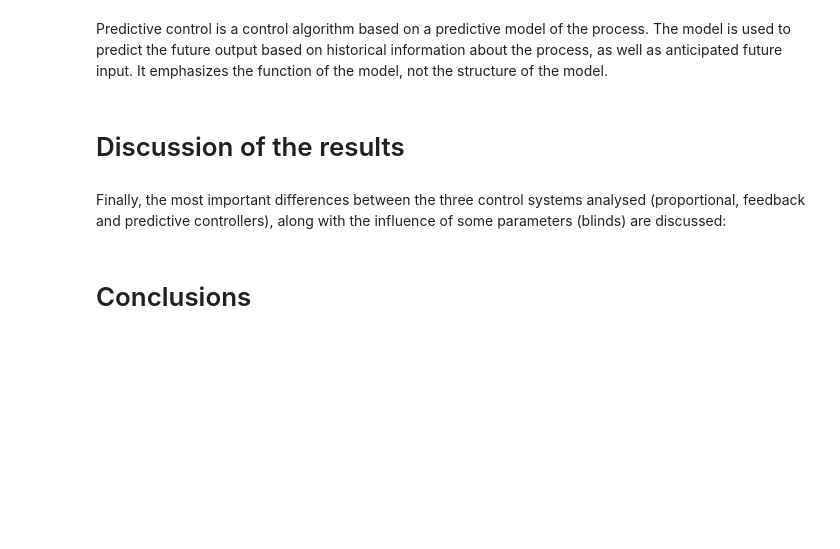
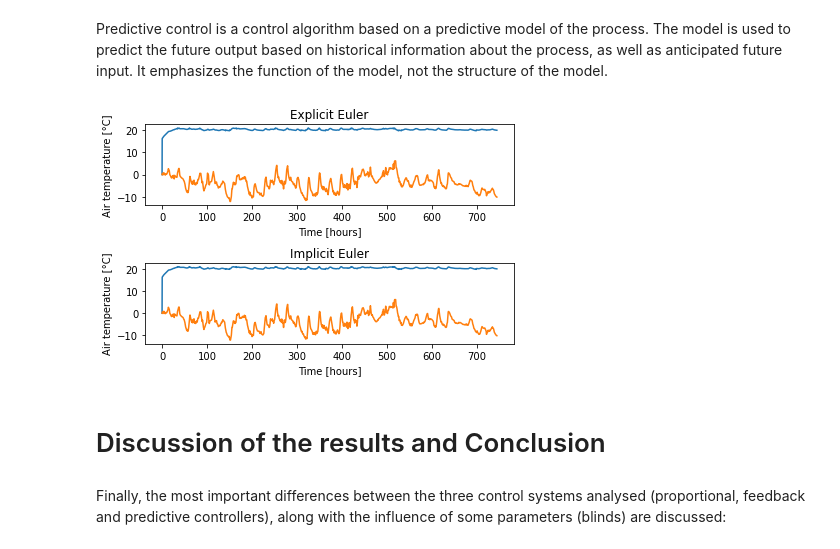
Before and after one commit to fradepa98/eva_DMBEM, a Jupyter notebook: EVA_project_main.ipynb, the cells around one changed output. Saved outputs shown, nothing was run; the diff lists cells and outputs as text; code cells hidden in the pictures; blank space fills up the shorter version.

```diff
--- a/EVA_project_main.ipynb
+++ b/EVA_project_main.ipynb
@@ -1398,58 +1398,52 @@ Predictive control is a control algorithm based on a predictive model of the pro
 # %%
 # initial values for temperatures obtained by explicit and implicit Euler
 temp_exp = np.zeros([no_t, n])
 temp_imp = np.zeros([no_t, n])
 temp_exp = np.zeros([no_t, t.shape[0]])
 temp_imp = np.zeros([no_t, t.shape[0]])
 
 Tisp = 20
 DeltaT = 1
 y = np.zeros(u.shape[1], dtype=object)
 y[0] = Tisp
 I = np.eye(As.shape[0])
-W = I+dt*As
-DW = np.linalg.inv(W)
 
 for k in range(u.shape[1] - 1):
-    while (y[k] < Tisp or y[k] > DeltaT + Tisp) and abs(Tisp - y[k]) > 0.2:
+    if (y[k] < Tisp or y[k] > DeltaT + Tisp) and abs(Tisp - y[k]) > 0.2:
         u[18, k] += Kp * (Tisp - y[k])
+        u[18, k] = u[18, k] + radP[k]
 
         if u[18, k] - radP[k] > 5000:
             u[18, k] = 5000 + radP[k]
+    else:
+        u[18, k] = u[18, k]
 
-        temp_exp[:, k + 1] = W @ temp_exp[:, k]\
-            + dt * Bs @ u[:, k]
-        y[k] = Cs[1, :] @ temp_exp[:, k + 1] + Ds[1, :] @ u[:, k]
-        temp_imp[:, k + 1] = DW @\
-        (temp_imp[:, k] + dt * Bs @ u[:, k])
-
-    temp_exp[:, k + 1] = W @ temp_exp[:, k]\
+    temp_exp[:, k + 1] = (I + dt * As) @ temp_exp[:, k]\
         + dt * Bs @ u[:, k]
     y[k + 1] = Cs[1, :] @ temp_exp[:, k + 1] + Ds[1, :] @ u[:, k]
-    temp_imp[:, k + 1] = DW @\
+    temp_imp[:, k + 1] = np.linalg.inv(np.eye(no_t) - dt * As) @\
         (temp_imp[:, k] + dt * Bs @ u[:, k])
     u[18, k + 1] = u[18, k]
 
-q_HVAC[k] = u[18, k] - radP
+q_HVAC = u[18, :] - radP.T[:]
 
-fig3, axs3 = plt.subplots(2, 2)
+fig3, axs3 = plt.subplots(2, 1)
 
-axs3[1, 0].plot(t / 3600, temp_exp[-1, :],
+axs3[0].plot(t / 3600, temp_exp[-1, :],
                t / 3600, T0)
-axs3[1, 0].set_xlabel('Time [hours]')
-axs3[1, 0].set_ylabel('Air temperature [°C]')
-axs3[1, 0].set_title('Explicit Euler')
+axs3[0].set_xlabel('Time [hours]')
+axs3[0].set_ylabel('Air temperature [°C]')
+axs3[0].set_title('Explicit Euler')
 
-axs3[1, 1].plot(t / 3600, temp_imp[-1, :],
+axs3[1].plot(t / 3600, temp_imp[-1, :],
                t / 3600, T0)
-axs3[1, 1].set_xlabel('Time [hours]')
-axs3[1, 1].set_ylabel('Air temperature [°C]')
-axs3[1, 1].set_title('Implicit Euler')
-
+axs3[1].set_xlabel('Time [hours]')
+axs3[1].set_ylabel('Air temperature [°C]')
+axs3[1].set_title('Implicit Euler')
 fig3.tight_layout()
+# %% [output]
+[figure, added]
 # %% [markdown]
-# Discussion of the results
+# Discussion of the results and Conclusion
 # %% [markdown]
 Finally, the most important differences between the three control systems analysed (proportional, feedback and predictive controllers), along with the influence of some parameters (blinds) are discussed:
-# %% [markdown]
-# Conclusions
```
Also changed, not shown: parts of 10 cells of this notebook.
